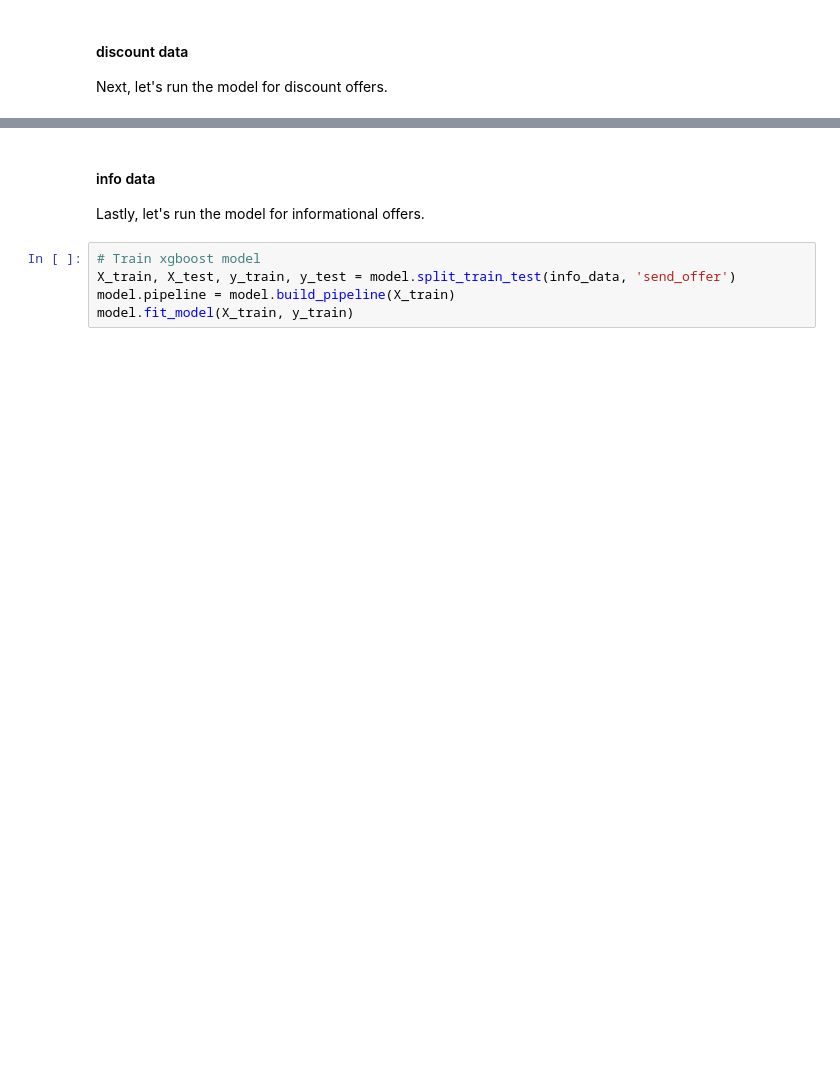
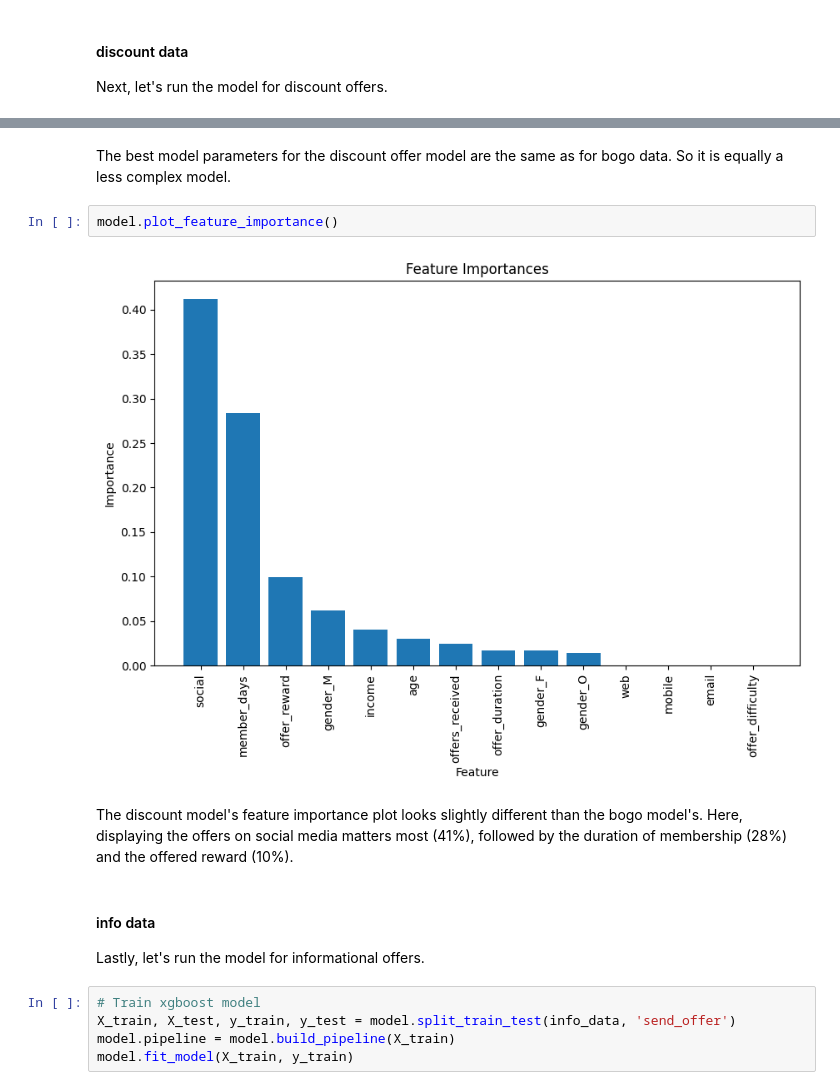
Before and after one commit to TillKuck/UDACITY_Capstone_Starbucks, a Jupyter notebook: develop/4_ML_Modelling_Evaluation.ipynb, the cells around one changed output, grey strips where cells are left out. Saved outputs shown, nothing was run; the diff lists cells and outputs as text; blank space fills up the shorter version.

```diff
--- a/develop/4_ML_Modelling_Evaluation.ipynb
+++ b/develop/4_ML_Modelling_Evaluation.ipynb
@@ -99,3 +162,11 @@ model.evaluate(y_test, y_pred)
+# %% [markdown]
+The best model parameters for the discount offer model are the same as for bogo data. So it is equally a less complex model.
+# %%
+model.plot_feature_importance()
+# %% [output]
+[figure, added]
+# %% [markdown]
+The discount model's feature importance plot looks slightly different than the bogo model's. Here, displaying the offers on social media matters most (41%), followed by the duration of membership (28%) and the offered reward (10%).
 # %% [markdown]
 #### info data
 
```
Also changed, not shown: parts of 24 cells of this notebook, 7 other files.
